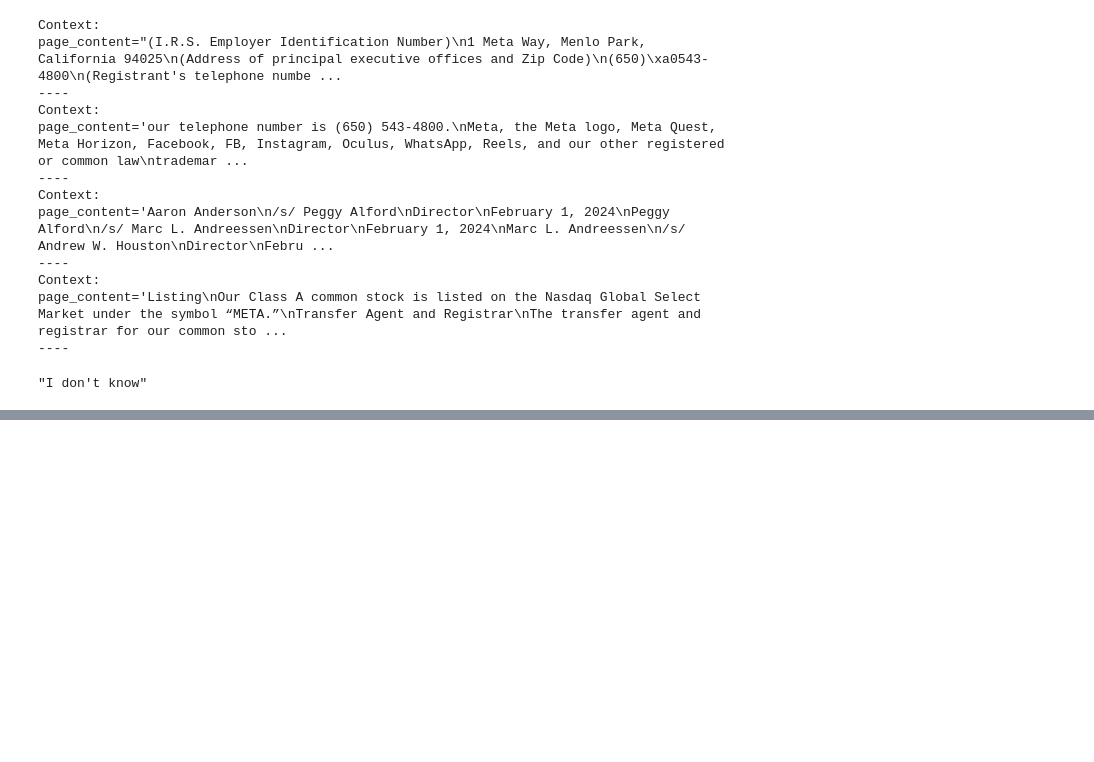
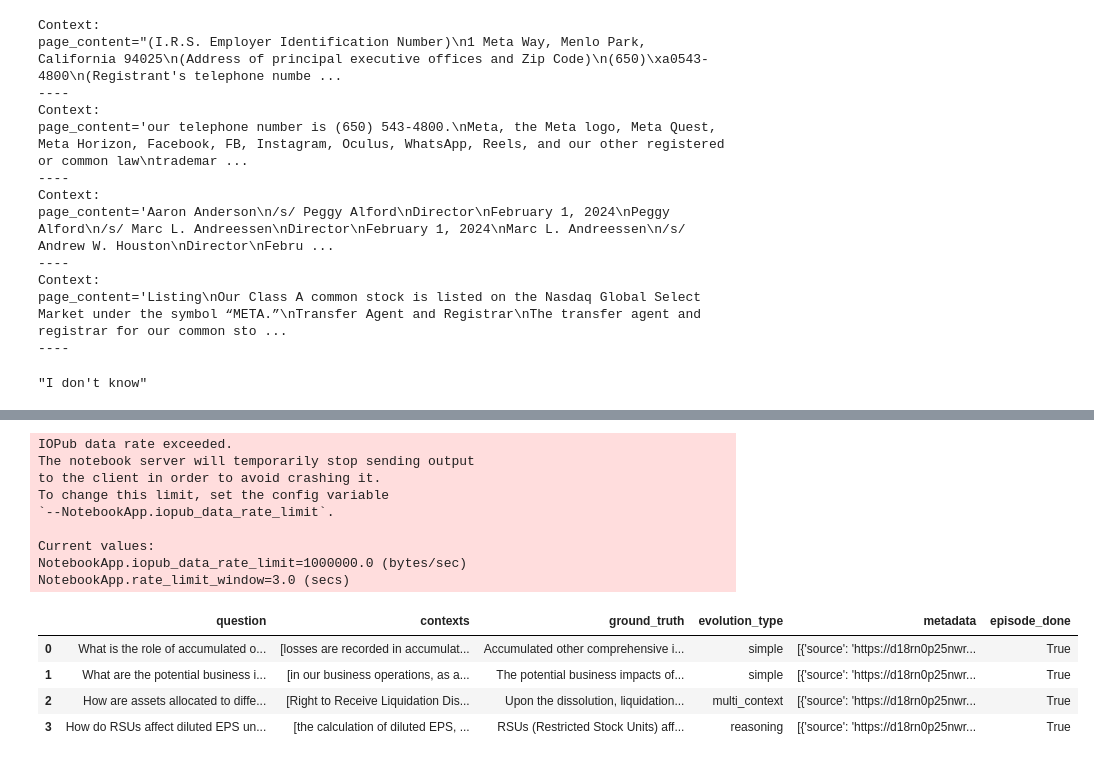
Before and after one commit to Mona3087/pdf-rag, a Jupyter notebook: pdf_rag_lcel.ipynb, the cells around one changed output, grey strips where cells are left out. Cells and saved outputs as stored; diff of their text form; code cells hidden in the pictures; blank space fills up the shorter version.

```diff
--- a/pdf_rag_lcel.ipynb
+++ b/pdf_rag_lcel.ipynb
@@ -147,0 +157,38 @@ response["response"].content
+# %%
+loader = PyMuPDFLoader(
+    "https://d18rn0p25nwr6d.cloudfront.net/CIK-0001326801/c7318154-f6ae-4866-89fa-f0c589f2ee3d.pdf",
+)
+
+eval_documents = loader.load()
+
+text_splitter_eval = RecursiveCharacterTextSplitter(
+    chunk_size = 600,
+    chunk_overlap = 50
+)
+
+eval_documents = text_splitter_eval.split_documents(eval_documents)
+# %%
+from ragas.testset.generator import TestsetGenerator
+from ragas.testset.evolutions import simple, reasoning, multi_context
+from langchain_openai import ChatOpenAI, OpenAIEmbeddings
+
+generator_llm = ChatOpenAI(model="gpt-4-turbo")
+# critic_llm = ChatOpenAI(model="gpt-3.5-turbo") <--- If you don't have GPT-4 access, or run into rate-limit, or `nan` issues.
+critic_llm = ChatOpenAI(model="gpt-4-turbo")
+embeddings = OpenAIEmbeddings()
+
+generator = TestsetGenerator.from_langchain(
+    generator_llm,
+    critic_llm,
+    embeddings
+)
+
+distributions = {
+    simple: 0.5,
+    multi_context: 0.4,
+    reasoning: 0.1
+}
+
+testset = generator.generate_with_langchain_docs(eval_documents, 5, distributions, is_async = False)
+testset.to_pandas()
+# %% [output]
@@ -147,0 +196,14 @@ response["response"].content
+IOPub data rate exceeded.
+The notebook server will temporarily stop sending output
+to the client in order to avoid crashing it.
+To change this limit, set the config variable
+`--NotebookApp.iopub_data_rate_limit`.
+
+Current values:
+NotebookApp.iopub_data_rate_limit=1000000.0 (bytes/sec)
+NotebookApp.rate_limit_window=3.0 (secs)
+|  | question | contexts | ground_truth | evolution_type | metadata | episode_done |
+| 0 | What is the role of accumulated o... | [losses are recorded in accumulat... | Accumulated other comprehensive i... | simple | [{'source': 'https://d18rn0p25nwr... | True |
+| 1 | What are the potential business i... | [in our business operations, as a... | The potential business impacts of... | simple | [{'source': 'https://d18rn0p25nwr... | True |
+| 2 | How are assets allocated to diffe... | [Right to Receive Liquidation Dis... | Upon the dissolution, liquidation... | multi_context | [{'source': 'https://d18rn0p25nwr... | True |
+| 3 | How do RSUs affect diluted EPS un... | [the calculation of diluted EPS, ... | RSUs (Restricted Stock Units) aff... | reasoning | [{'source': 'https://d18rn0p25nwr... | True |
```
Also changed, not shown: parts of 27 cells of this notebook.
